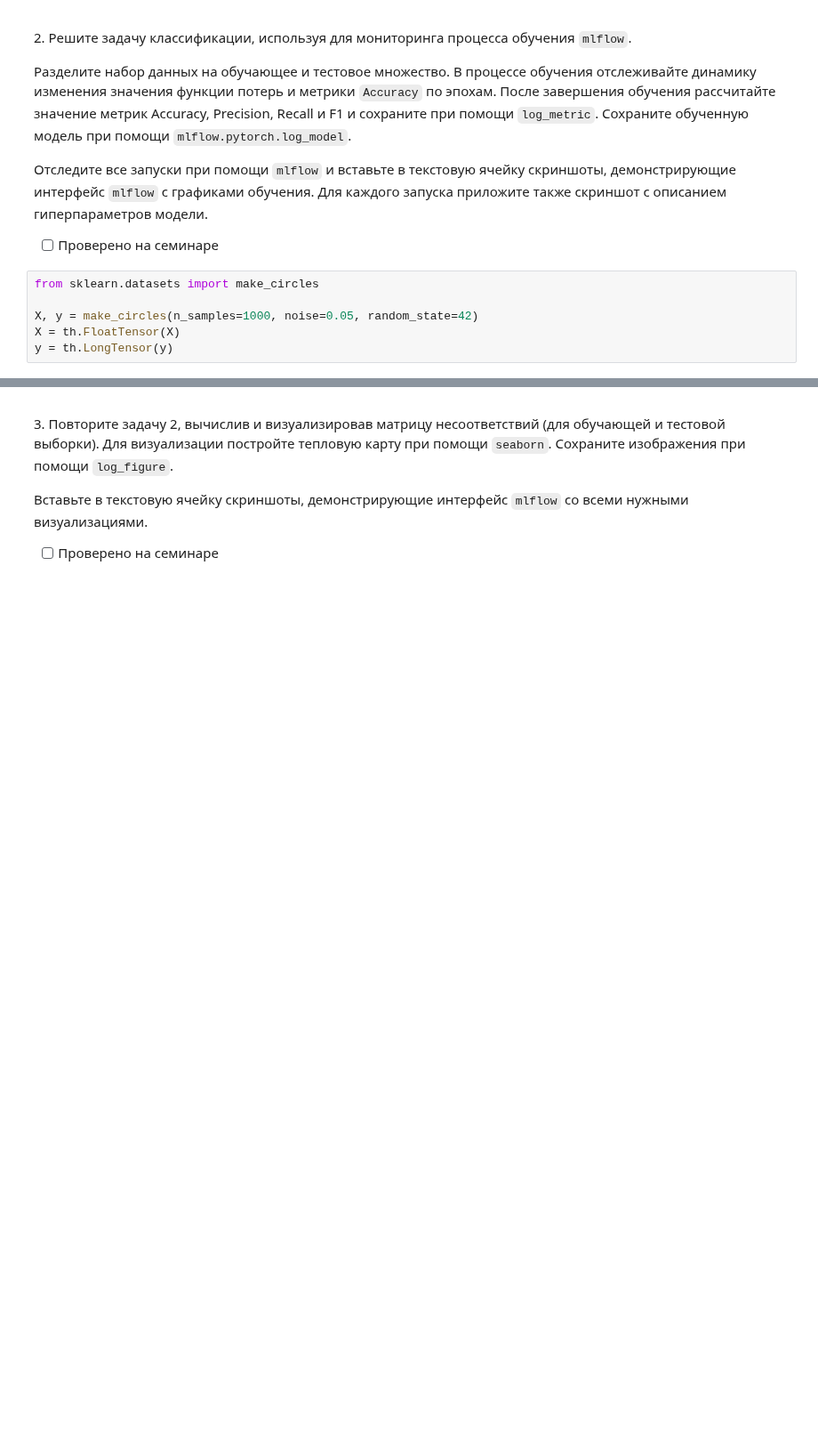
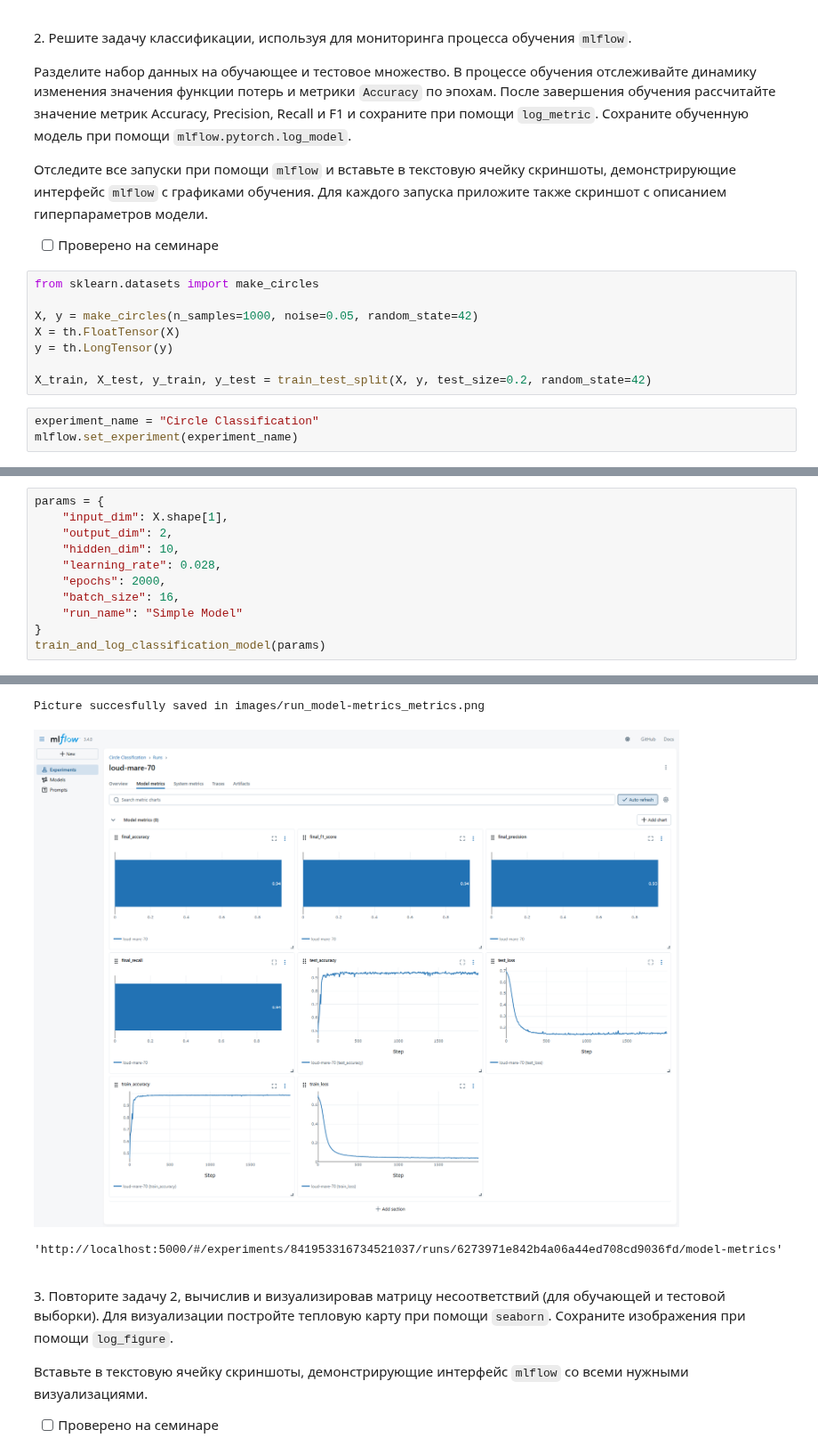
Before and after one commit to Ackrome/FU, a Jupyter notebook: Course_3/DL/02_1_monitoring.ipynb, the cells around one changed output, grey strips where cells are left out. Shown at 89% size. Cells and saved outputs as stored; diff of their text form; blank space fills up the shorter version.

```diff
--- a/Course_3/DL/02_1_monitoring.ipynb
+++ b/Course_3/DL/02_1_monitoring.ipynb
@@ -190,3 +262,8 @@ from sklearn.datasets import make_circles
 X, y = make_circles(n_samples=1000, noise=0.05, random_state=42)
 X = th.FloatTensor(X)
 y = th.LongTensor(y)
+
+X_train, X_test, y_train, y_test = train_test_split(X, y, test_size=0.2, random_state=42)
+# %%
+experiment_name = "Circle Classification"
+mlflow.set_experiment(experiment_name)
@@ -192,0 +352,12 @@ y = th.LongTensor(y)
+# %%
+params = {
+	"input_dim": X.shape[1],
+	"output_dim": 2,
+	"hidden_dim": 10,
+	"learning_rate": 0.028,
+	"epochs": 2000,
+	"batch_size": 16,
+	"run_name": "Simple Model"
+}
+train_and_log_classification_model(params)
+# %% [output]
@@ -193,3 +368,6 @@ y = th.LongTensor(y)
+Picture succesfully saved in images/run_model-metrics_metrics.png
+[figure, added]
+'http://localhost:5000/#/experiments/841953316734521037/runs/6273971e842b4a06a44ed708cd9036fd/model-metrics'
 # %% [markdown]
 <p class="task" id="3"></p>
 
```
Also changed, not shown: parts of 18 cells of this notebook, 20 other files.
